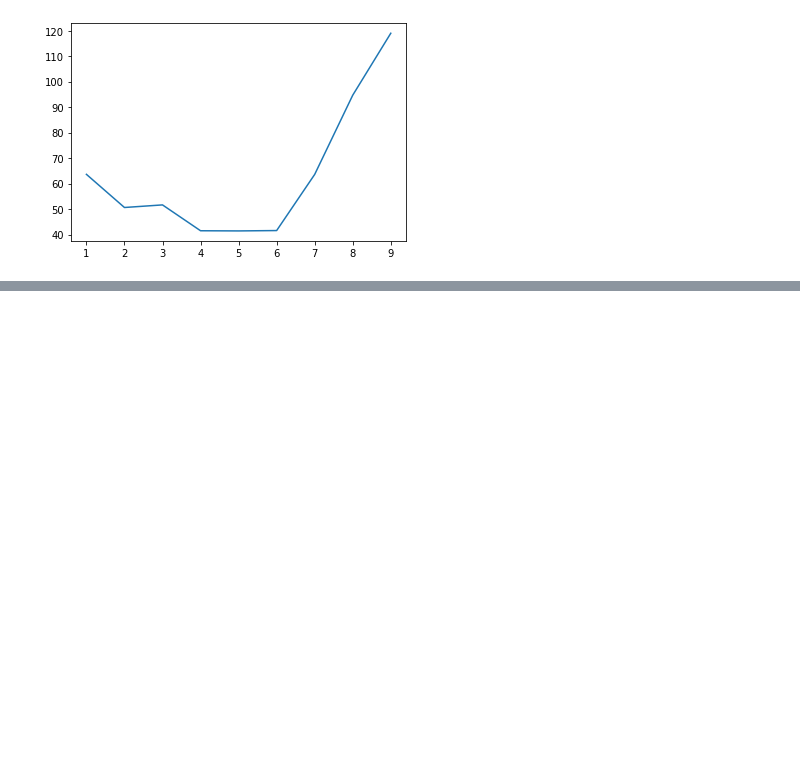
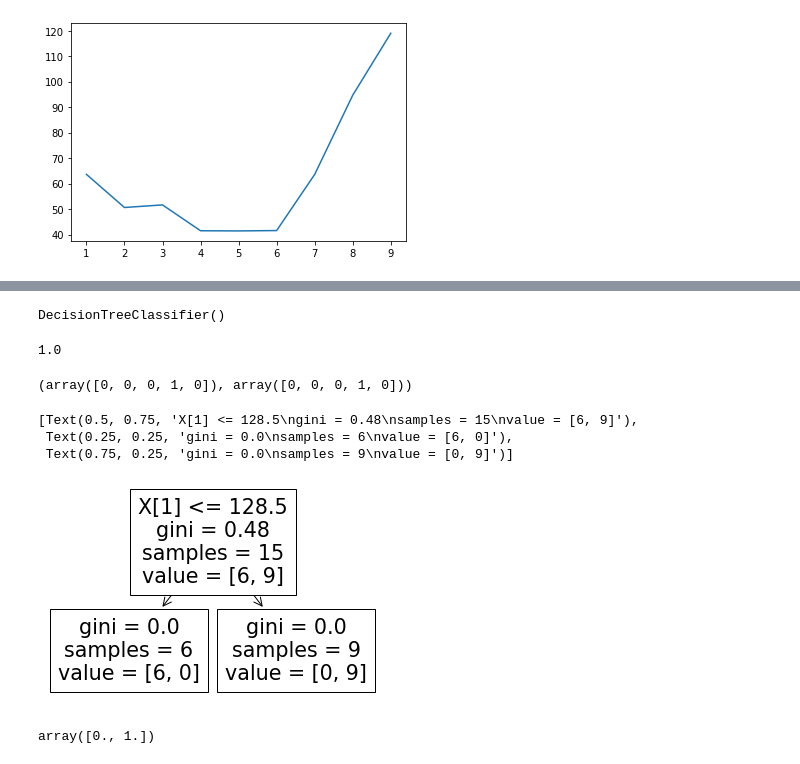
Before and after one commit to eaglehkim/python, a Jupyter notebook: prac3.ipynb, the cells around one changed output, grey strips where cells are left out. Drawn from its saved outputs; the diff is of its cells as text; code cells hidden in the pictures; blank space fills up the shorter version.

```diff
--- a/prac3.ipynb
+++ b/prac3.ipynb
@@ -713,0 +825,3 @@ plt.plot(np.arange(1,10),neighbor)
+# %%
+data = np.column_stack((A,B))
+data
@@ -713,0 +849,17 @@ plt.plot(np.arange(1,10),neighbor)
+# %%
+train_input, test_input, train_target, test_target = train_test_split(data, C)
+# %%
+from sklearn.tree import DecisionTreeClassifier
+DT = DecisionTreeClassifier()
+# %%
+DT.fit(train_input,train_target)
+# %% [output]
+DecisionTreeClassifier()
+# %%
+DT.score(test_input, test_target)
+# %% [output]
+1.0
+# %%
+DT.predict(test_input),test_target
+# %% [output]
+(array([0, 0, 0, 1, 0]), array([0, 0, 0, 1, 0]))
@@ -713,0 +868,14 @@ plt.plot(np.arange(1,10),neighbor)
+# %%
+plot_tree(DT)
+# X[1] <= 128.5  <-(이게 가장 좋은 질문 이라고 DT에서 결정을 했음)
+# %% [output]
+[Text(0.5, 0.75, 'X[1] <= 128.5\ngini = 0.48\nsamples = 15\nvalue = [6, 9]'),
+ Text(0.25, 0.25, 'gini = 0.0\nsamples = 6\nvalue = [6, 0]'),
+ Text(0.75, 0.25, 'gini = 0.0\nsamples = 9\nvalue = [0, 9]')]
+[figure, added]
+# %%
+DT.feature_importances_
+# 중요도가 A,B 호르몬에서
+#            B호르몬이 중요하다고 판단했다.
+# %% [output]
+array([0., 1.])
```
Also changed, not shown: parts of 30 cells of this notebook.
